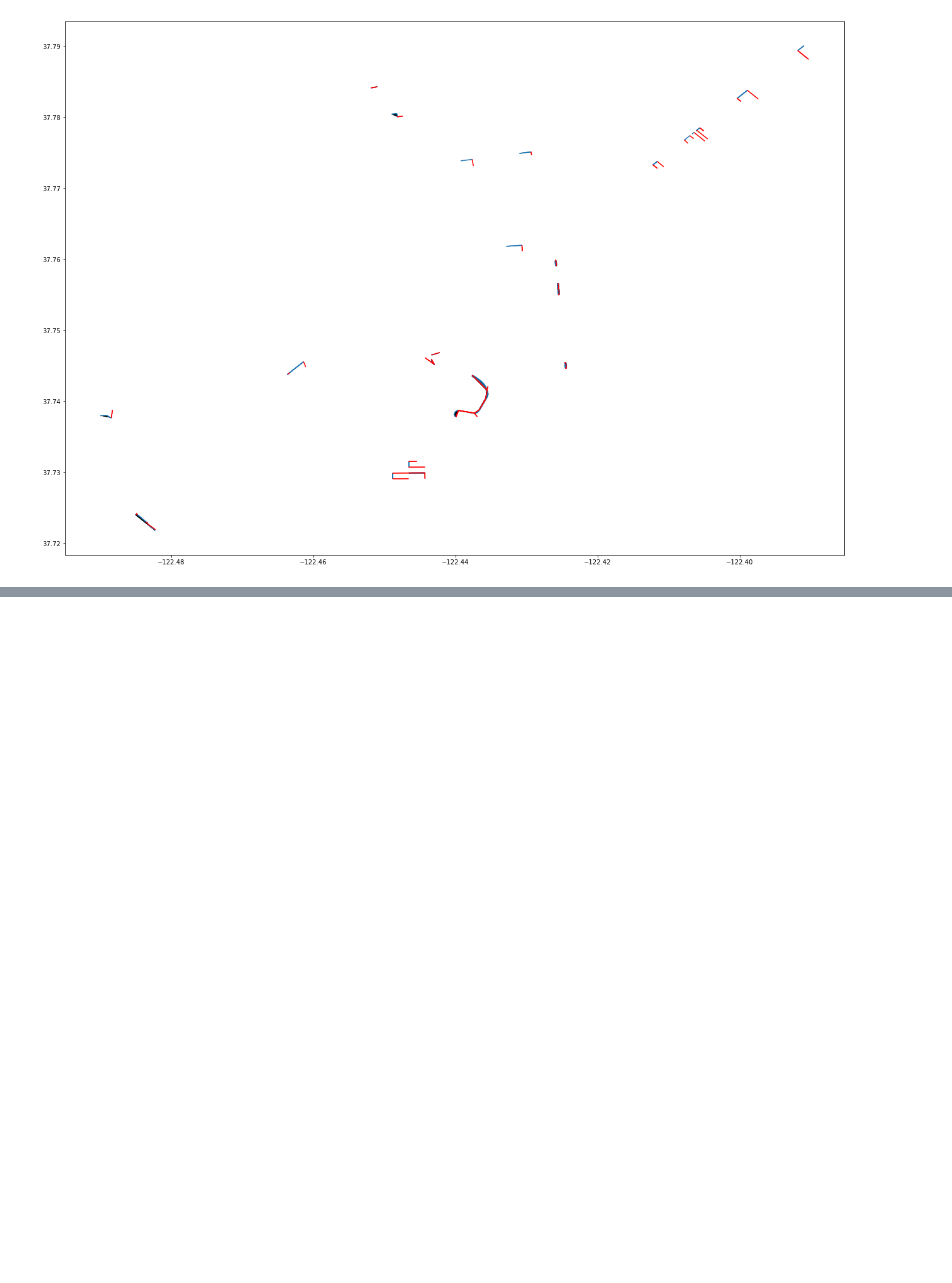
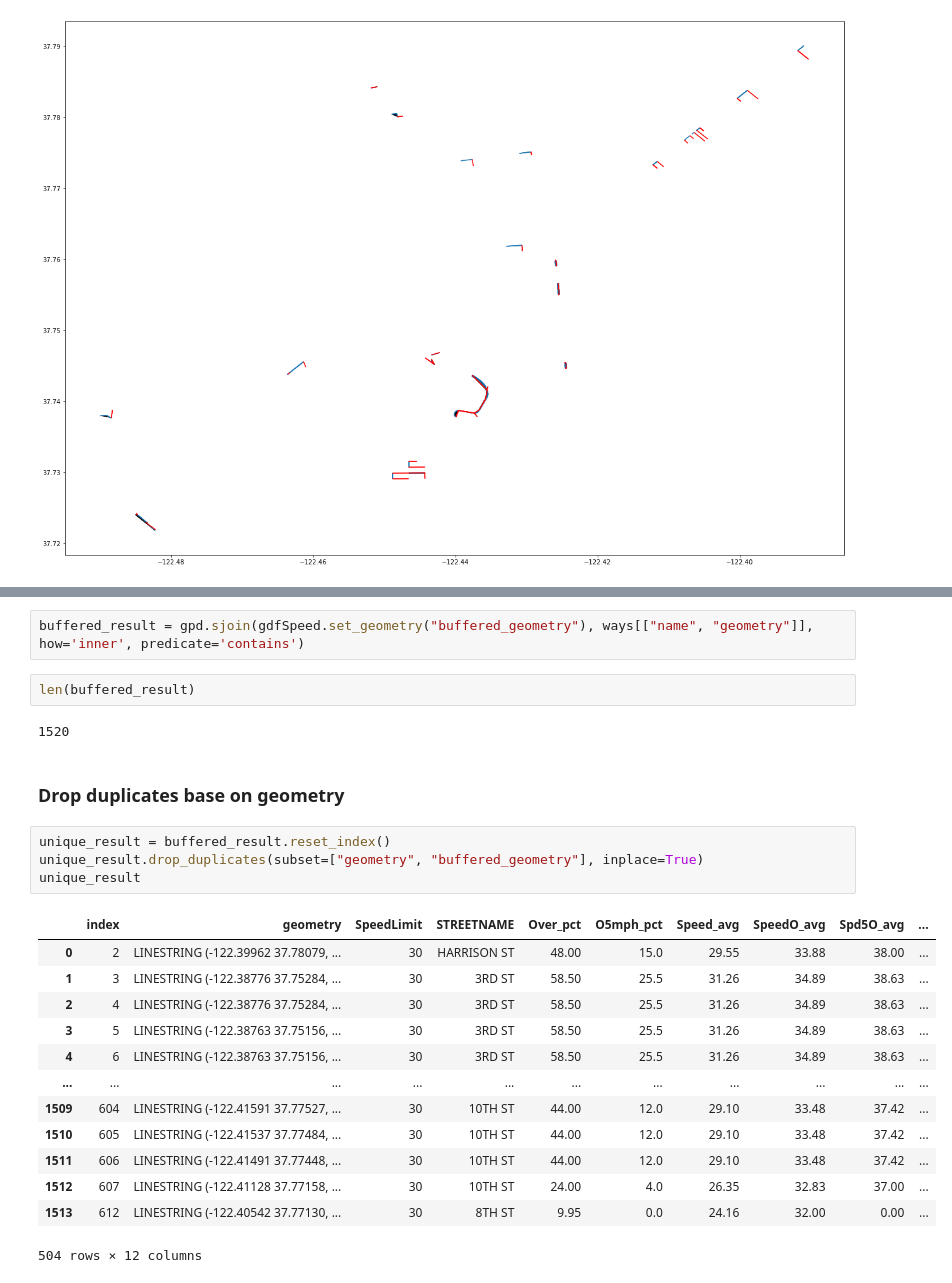
Before and after one commit to YgLK/data_engineering, a Jupyter notebook: ways_join.ipynb, the cells around one changed output, grey strips where cells are left out. Drawn from its saved outputs; the diff is of its cells as text; blank space fills up the shorter version.

```diff
--- a/ways_join.ipynb
+++ b/ways_join.ipynb
@@ -433,0 +393,26 @@ plt.tight_layout()
+# %%
+buffered_result = gpd.sjoin(gdfSpeed.set_geometry("buffered_geometry"), ways[["name", "geometry"]], how='inner', predicate='contains')
+# %%
+len(buffered_result)
+# %% [output]
+1520
+# %% [markdown]
+### Drop duplicates base on geometry
+# %%
+unique_result = buffered_result.reset_index()
+unique_result.drop_duplicates(subset=["geometry", "buffered_geometry"], inplace=True)
+unique_result
+# %% [output]
+|  | index | geometry | SpeedLimit | STREETNAME | Over_pct | O5mph_pct | Speed_avg | SpeedO_avg | Spd5O_avg | ... |
+| 0 | 2 | LINESTRING (-122.39962 37.78079, ... | 30 | HARRISON ST | 48.00 | 15.0 | 29.55 | 33.88 | 38.00 | ... |
+| 1 | 3 | LINESTRING (-122.38776 37.75284, ... | 30 | 3RD ST | 58.50 | 25.5 | 31.26 | 34.89 | 38.63 | ... |
+| 2 | 4 | LINESTRING (-122.38776 37.75284, ... | 30 | 3RD ST | 58.50 | 25.5 | 31.26 | 34.89 | 38.63 | ... |
+| 3 | 5 | LINESTRING (-122.38763 37.75156, ... | 30 | 3RD ST | 58.50 | 25.5 | 31.26 | 34.89 | 38.63 | ... |
+| 4 | 6 | LINESTRING (-122.38763 37.75156, ... | 30 | 3RD ST | 58.50 | 25.5 | 31.26 | 34.89 | 38.63 | ... |
+| ... | ... | ... | ... | ... | ... | ... | ... | ... | ... | ... |
+| 1509 | 604 | LINESTRING (-122.41591 37.77527, ... | 30 | 10TH ST | 44.00 | 12.0 | 29.10 | 33.48 | 37.42 | ... |
+| 1510 | 605 | LINESTRING (-122.41537 37.77484, ... | 30 | 10TH ST | 44.00 | 12.0 | 29.10 | 33.48 | 37.42 | ... |
+| 1511 | 606 | LINESTRING (-122.41491 37.77448, ... | 30 | 10TH ST | 44.00 | 12.0 | 29.10 | 33.48 | 37.42 | ... |
+| 1512 | 607 | LINESTRING (-122.41128 37.77158, ... | 30 | 10TH ST | 24.00 | 4.0 | 26.35 | 32.83 | 37.00 | ... |
+| 1513 | 612 | LINESTRING (-122.40542 37.77130, ... | 30 | 8TH ST | 9.95 | 0.0 | 24.16 | 32.00 | 0.00 | ... |
+504 rows × 12 columns
```
Also changed, not shown: parts of 40 cells of this notebook.
